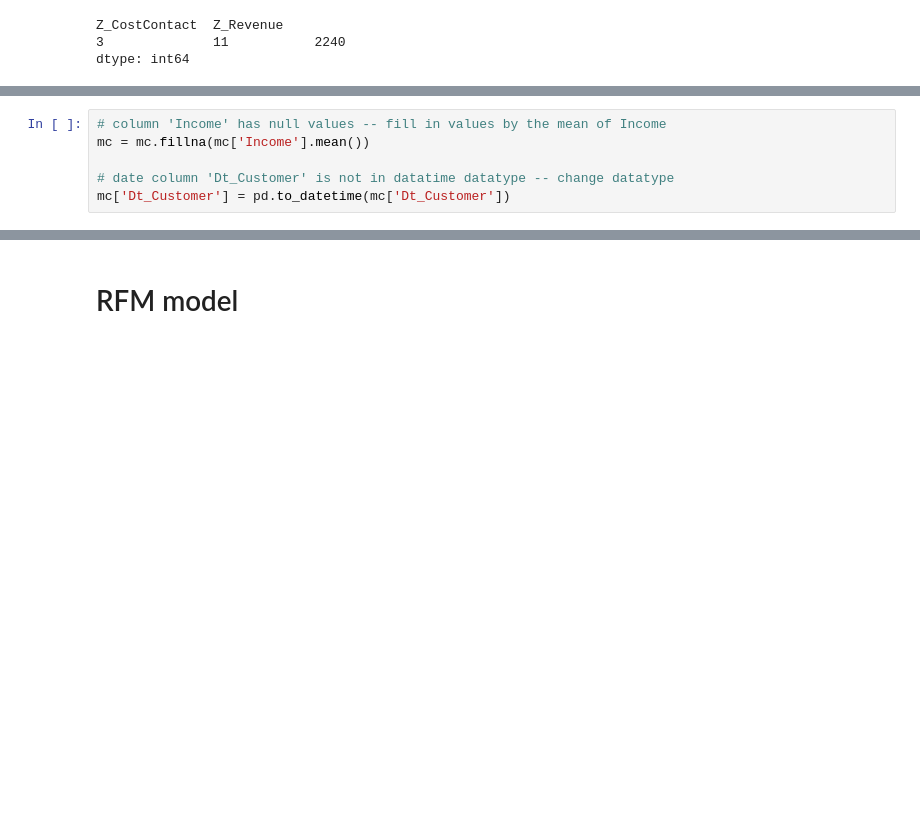
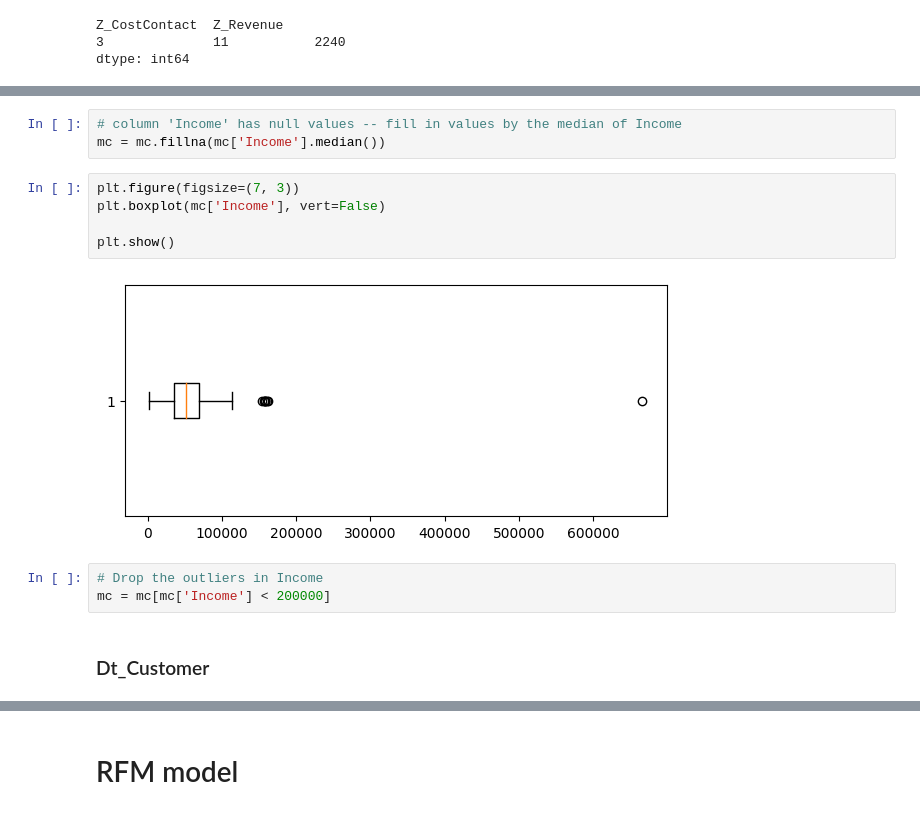
Before and after one commit to nqtquoctrung94/RFM_Customer_Personality_Analysis, a Jupyter notebook: Final_BI_mindX.ipynb, the cells around one changed output, grey strips where cells are left out. Drawn from its saved outputs; the diff is of its cells as text; blank space fills up the shorter version.

```diff
--- a/Final_BI_mindX.ipynb
+++ b/Final_BI_mindX.ipynb
@@ -209,6 +297,15 @@ dtype: int64
 # %%
-# column 'Income' has null values -- fill in values by the mean of Income
-mc = mc.fillna(mc['Income'].mean())
-
-# date column 'Dt_Customer' is not in datatime datatype -- change datatype
-mc['Dt_Customer'] = pd.to_datetime(mc['Dt_Customer'])
+# column 'Income' has null values -- fill in values by the median of Income
+mc = mc.fillna(mc['Income'].median())
+# %%
+plt.figure(figsize=(7, 3))
+plt.boxplot(mc['Income'], vert=False)
+
+plt.show()
+# %% [output]
+[figure, added]
+# %%
+# Drop the outliers in Income
+mc = mc[mc['Income'] < 200000]
+# %% [markdown]
+### Dt_Customer
```
Also changed, not shown: parts of 140 cells of this notebook, 3 other files.
